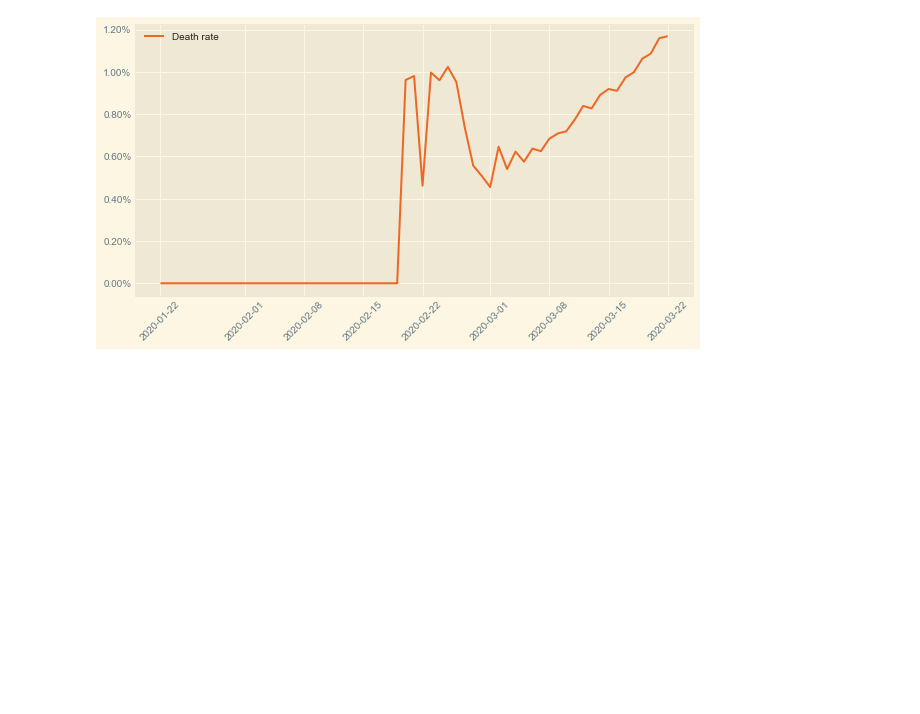
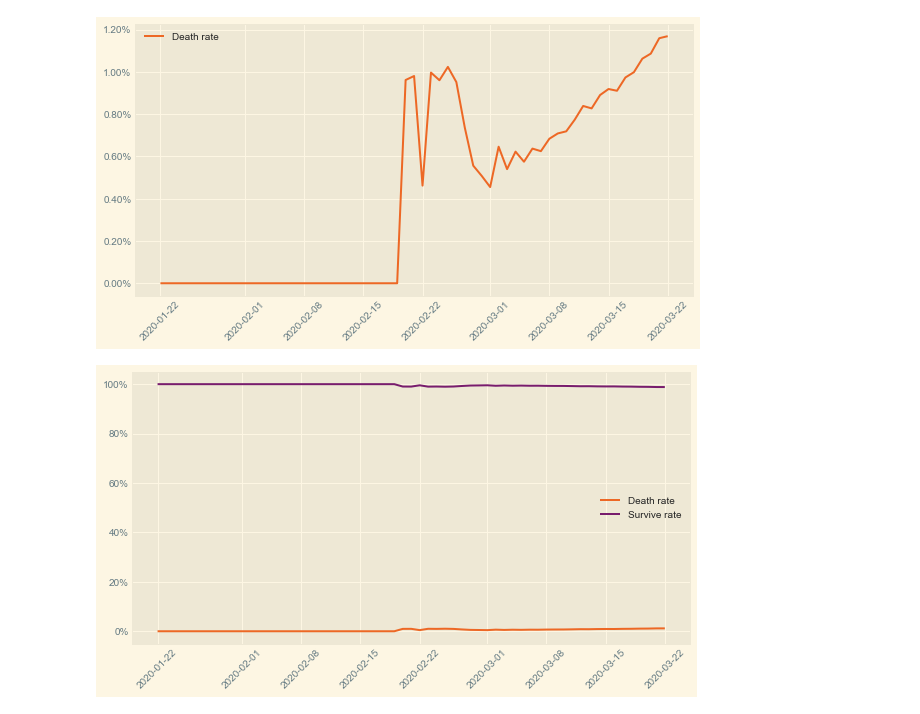
Before and after one commit to Izyda/Covid-19, a Jupyter notebook: Covid-19 South Korean Story.ipynb, the cells around one changed output. Cells and saved outputs as stored; diff of their text form; code cells hidden in the pictures; blank space fills up the shorter version.

```diff
--- a/Covid-19 South Korean Story.ipynb
+++ b/Covid-19 South Korean Story.ipynb
@@ -232,3 +251,18 @@ ax2.legend()
 plt.show()
 # %% [output]
 [figure]
+# %%
+import matplotlib.ticker as mtick
+plt.style.use('Solarize_Light2')
+fig, ax2 = plt.subplots(figsize=(10,5))
+ax1.set(xlabel='Dates', ylabel='Death rate', title='South Korea')
+plt.xticks(rotation=45)
+ax2.yaxis.set_major_formatter(mtick.PercentFormatter(1))
+dates_list = list(skdg['ObservationDate'].unique())
+ax2.plot(dates_list , skdg['Death_rate'], label = 'Death rate', color = colors_lines[2])
+ax2.plot(dates_list , 1-skdg['Death_rate'], label = 'Survive rate', color = colors_lines[1])
+ax2.legend()
+fig.savefig("Death_rate_South_Korea_0_1.png")
+plt.show()
+# %% [output]
+[figure, added]
```
Also changed, not shown: parts of 10 cells of this notebook, 1 other file.
